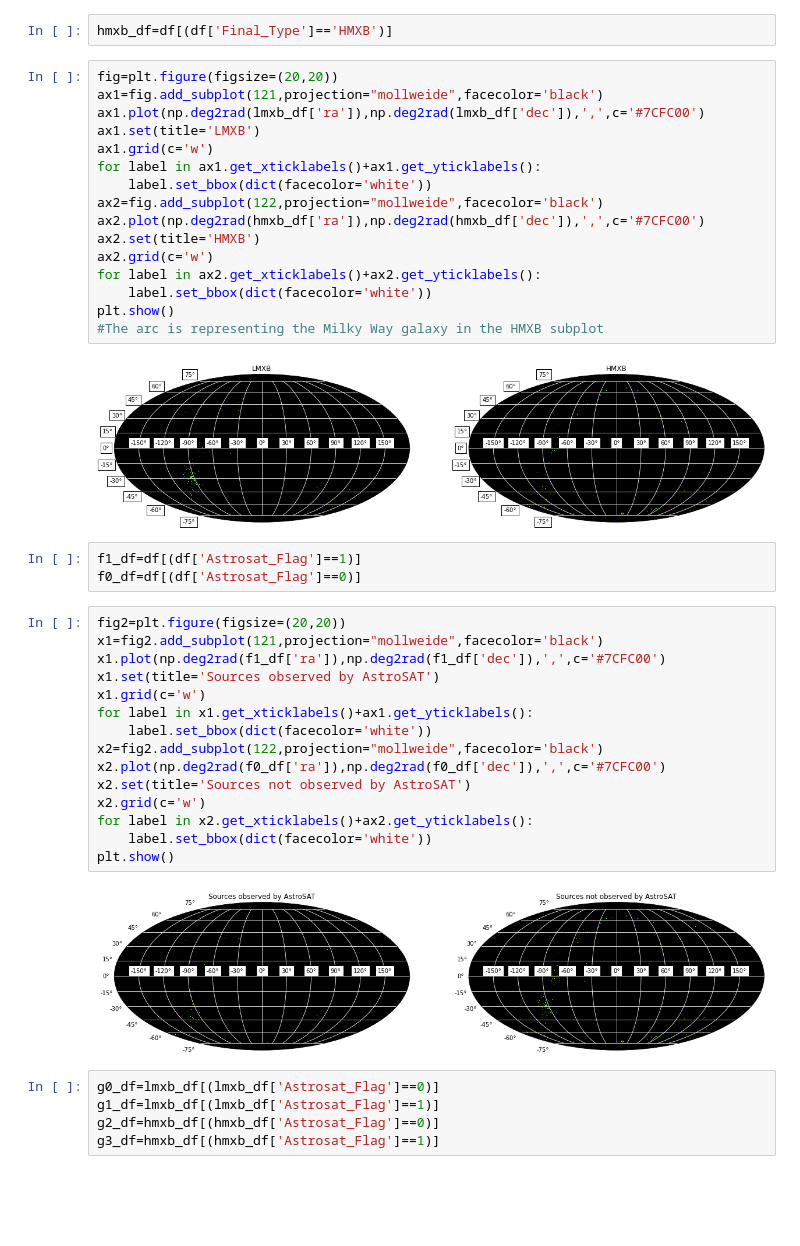
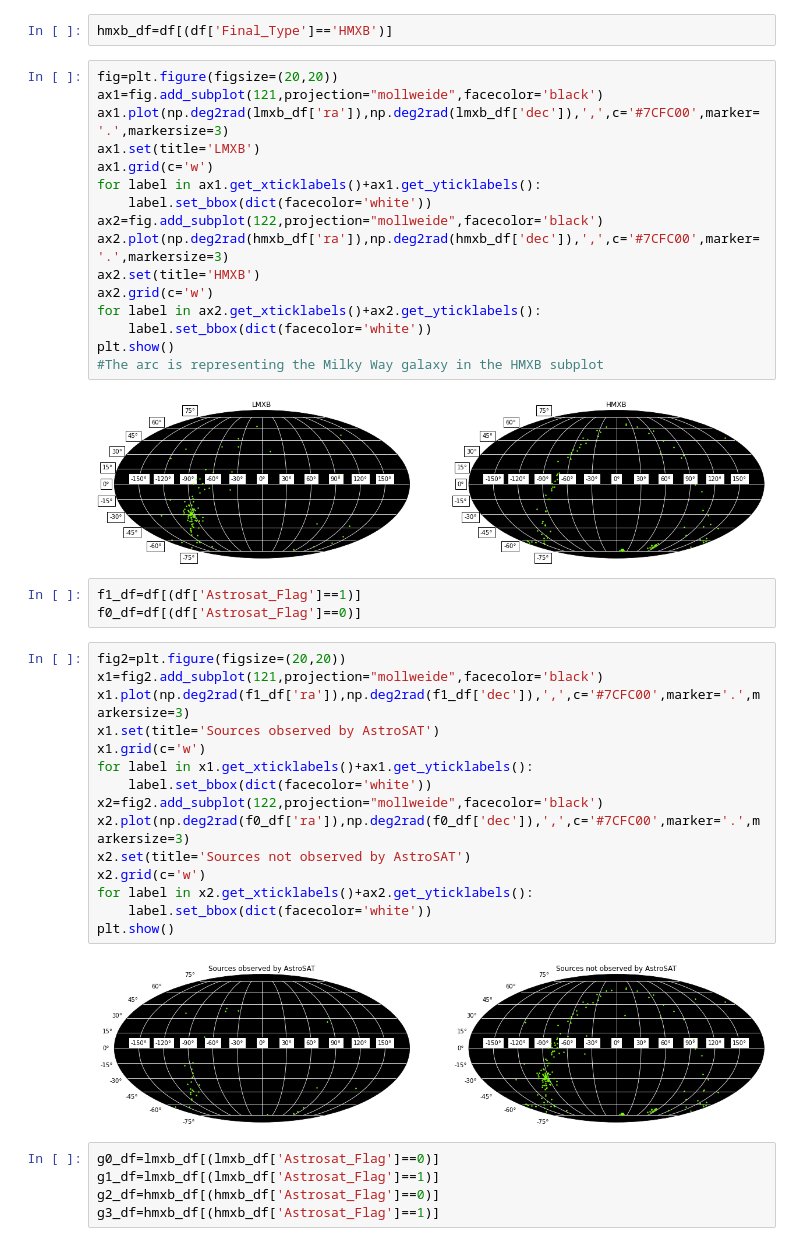
Before and after one commit to aryan-vora23/computational-astrophysics-2021, a Jupyter notebook: Assignment 1/q2.ipynb, the cells around one changed output. Saved outputs shown, nothing was run; the diff lists cells and outputs as text; blank space fills up the shorter version.

```diff
--- a/Assignment 1/q2.ipynb
+++ b/Assignment 1/q2.ipynb
@@ -12,41 +12,41 @@ hmxb_df=df[(df['Final_Type']=='HMXB')]
 # %%
 fig=plt.figure(figsize=(20,20))
 ax1=fig.add_subplot(121,projection="mollweide",facecolor='black')
-ax1.plot(np.deg2rad(lmxb_df['ra']),np.deg2rad(lmxb_df['dec']),',',c='#7CFC00')
+ax1.plot(np.deg2rad(lmxb_df['ra']),np.deg2rad(lmxb_df['dec']),',',c='#7CFC00',marker='.',markersize=3)
 ax1.set(title='LMXB')
 ax1.grid(c='w')
 for label in ax1.get_xticklabels()+ax1.get_yticklabels():
     label.set_bbox(dict(facecolor='white'))
 ax2=fig.add_subplot(122,projection="mollweide",facecolor='black')
-ax2.plot(np.deg2rad(hmxb_df['ra']),np.deg2rad(hmxb_df['dec']),',',c='#7CFC00')
+ax2.plot(np.deg2rad(hmxb_df['ra']),np.deg2rad(hmxb_df['dec']),',',c='#7CFC00',marker='.',markersize=3)
 ax2.set(title='HMXB')
 ax2.grid(c='w')
 for label in ax2.get_xticklabels()+ax2.get_yticklabels():
     label.set_bbox(dict(facecolor='white'))
 plt.show()
 #The arc is representing the Milky Way galaxy in the HMXB subplot
 # %% [output]
-[figure, old version]
+[figure, new version]
 # %%
 f1_df=df[(df['Astrosat_Flag']==1)]
 f0_df=df[(df['Astrosat_Flag']==0)]
 # %%
 fig2=plt.figure(figsize=(20,20))
 x1=fig2.add_subplot(121,projection="mollweide",facecolor='black')
-x1.plot(np.deg2rad(f1_df['ra']),np.deg2rad(f1_df['dec']),',',c='#7CFC00')
+x1.plot(np.deg2rad(f1_df['ra']),np.deg2rad(f1_df['dec']),',',c='#7CFC00',marker='.',markersize=3)
 x1.set(title='Sources observed by AstroSAT')
 x1.grid(c='w')
 for label in x1.get_xticklabels()+ax1.get_yticklabels():
     label.set_bbox(dict(facecolor='white'))
 x2=fig2.add_subplot(122,projection="mollweide",facecolor='black')
-x2.plot(np.deg2rad(f0_df['ra']),np.deg2rad(f0_df['dec']),',',c='#7CFC00')
+x2.plot(np.deg2rad(f0_df['ra']),np.deg2rad(f0_df['dec']),',',c='#7CFC00',marker='.',markersize=3)
 x2.set(title='Sources not observed by AstroSAT')
 x2.grid(c='w')
 for label in x2.get_xticklabels()+ax2.get_yticklabels():
     label.set_bbox(dict(facecolor='white'))
 plt.show()
 # %% [output]
-[figure, old version]
+[figure, new version]
 # %%
 g0_df=lmxb_df[(lmxb_df['Astrosat_Flag']==0)]
 g1_df=lmxb_df[(lmxb_df['Astrosat_Flag']==1)]
```
Also changed, not shown: parts of 1 cell of this notebook, 1 other file.
